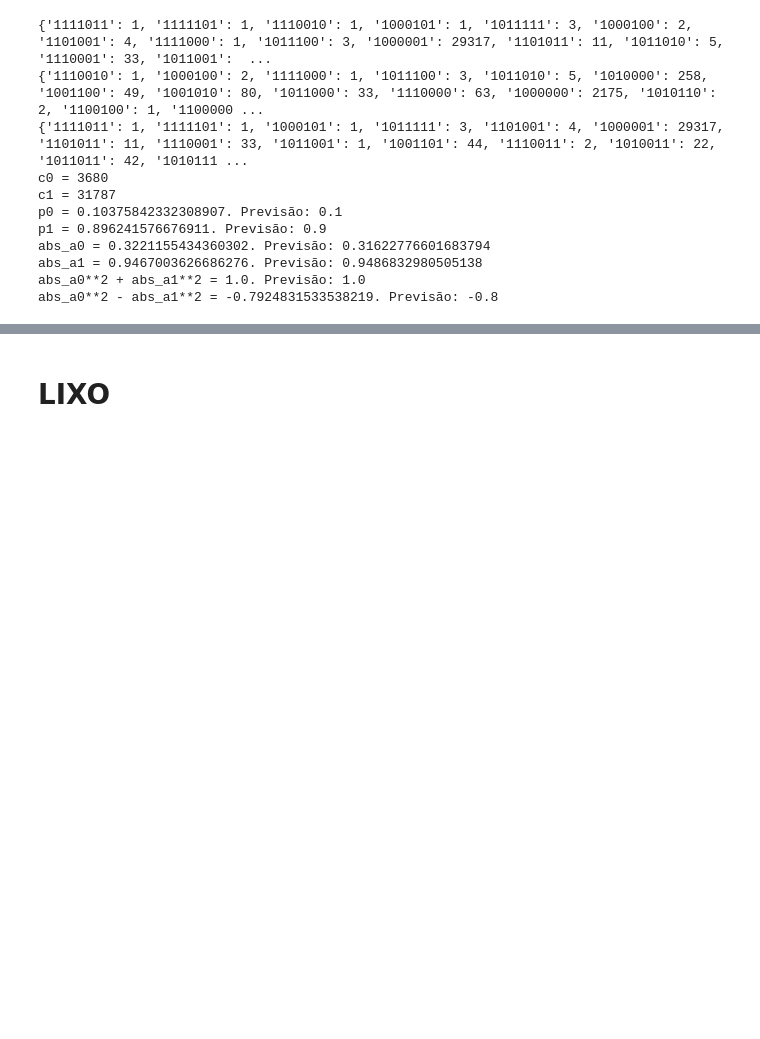
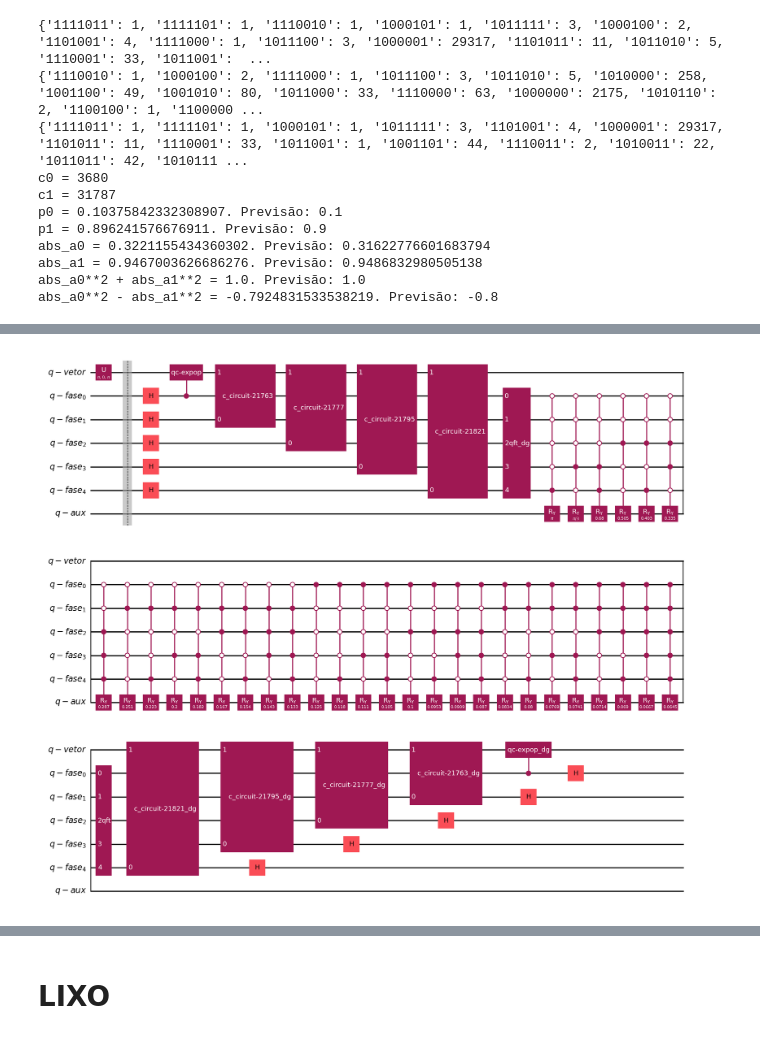
Before and after one commit to LucioFassarella/Qiskit, a Jupyter notebook: Qiskit_HHL.ipynb, the cells around one changed output, grey strips where cells are left out. Drawn from its saved outputs; the diff is of its cells as text; code cells hidden in the pictures; blank space fills up the shorter version.

```diff
--- a/Qiskit_HHL.ipynb
+++ b/Qiskit_HHL.ipynb
@@ -1053,0 +1084,23 @@ abs_a0**2 - abs_a1**2 = -0.7924831533538219. Previsão: -0.8
+# %%
+# Dados do problema
+
+operador = [
+    [3./2 , 1.0/2],
+    [1.0/2 , 3./2]
+]
+
+t1 = 2.46
+qc_expoperador = quantiza_expoperador(operador, tempo = t1)
+
+vetor = [0.0,1.0]
+
+qc_vetor = QuantumCircuit(1)
+qc_vetor.x(0)
+
+# Circuito
+
+qc = QCHHL(qc_expoperador, qc_vetor, qubits_vetor = 1, qubits_fase = 5, t0 = None)
+
+qc.decompose().draw('mpl')
+# %% [output]
+[figure, added]
```
Also changed, not shown: parts of 6 cells of this notebook.
